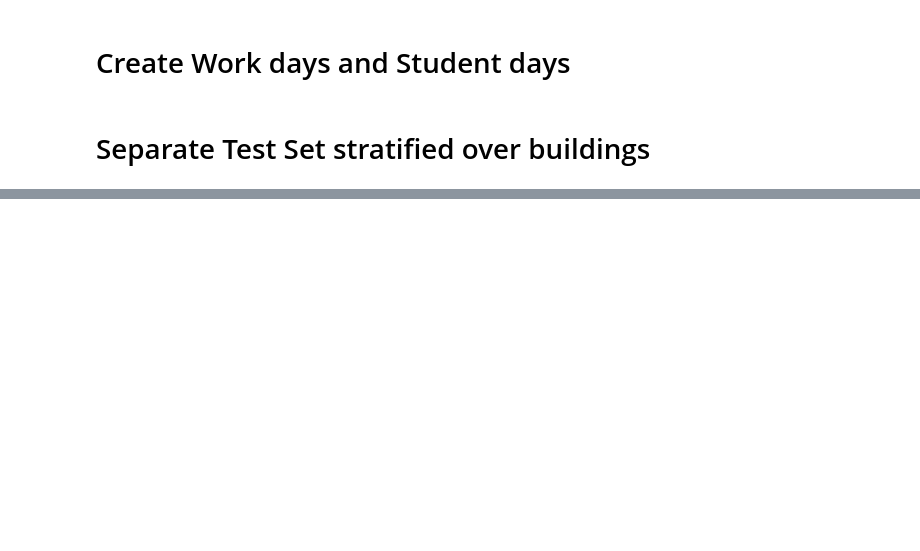
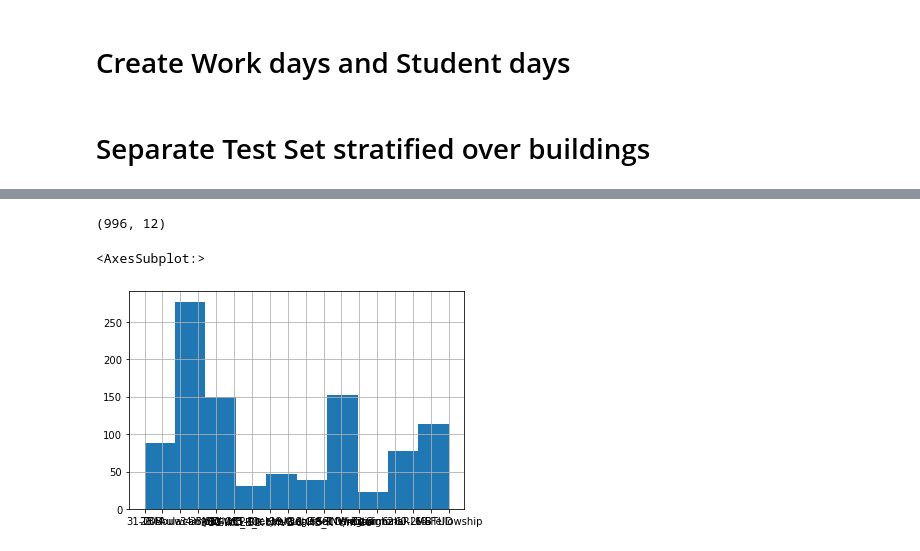
Before and after one commit to sebranchett/wifi_blog, a Jupyter notebook: WiFi_blog.ipynb, the cells around one changed output, grey strips where cells are left out. Saved outputs shown, nothing was run; the diff lists cells and outputs as text; code cells hidden in the pictures; blank space fills up the shorter version.

```diff
--- a/WiFi_blog.ipynb
+++ b/WiFi_blog.ipynb
@@ -57,10 +54,0 @@ all_data["building"] = all_data["locationHierarchy"].str.split(" > ",expand=True
-# %%
-# convert timestamp, given as Epoch in milliseconds, to datetime
-all_data["datetime"] = all_data["timestamp"].apply(lambda d: datetime.datetime.fromtimestamp(int(d/1000)))
-
-# separate out the date and the hour
-all_data["date"] = all_data["datetime"].apply(lambda d: datetime.datetime.date(d))
-all_data["hour"] = all_data["datetime"].apply(lambda d: datetime.time(d.hour, 0, 0))
-
-# create buckets of an hour
-all_data["hour_bucket"] = all_data.apply(lambda row: datetime.datetime.combine(row["date"], row["hour"]), axis=1)
@@ -66,0 +57,10 @@ all_data["hour_bucket"] = all_data.apply(lambda row: datetime.datetime.combine(r
+# %%
+# convert timestamp, given as Epoch in milliseconds, to datetime
+all_data["datetime"] = all_data["timestamp"].apply(lambda d: datetime.datetime.fromtimestamp(int(d/1000)))
+
+# separate out the date and the hour
+all_data["date"] = all_data["datetime"].apply(lambda d: datetime.datetime.date(d))
+all_data["time_5mins"] = all_data["datetime"].apply(lambda d: datetime.time(d.hour, 5*int(d.minute/5), 0))
+
+# create buckets of 5 minutes
+all_data["bucket_5mins"] = all_data.apply(lambda row: datetime.datetime.combine(row["date"], row["time_5mins"]), axis=1)
@@ -66,0 +70,6 @@ all_data["hour_bucket"] = all_data.apply(lambda row: datetime.datetime.combine(r
+# %%
+all_data["time_building"] = all_data.apply(lambda row: str(row["bucket_5mins"]) + " _ " + str(row["building"]), axis=1)
+
+bucket_data = all_data.groupby("time_building").sum().drop(columns=["timestamp"])
+
+print(bucket_data)
@@ -72,3 +99,17 @@ all_data["uni_hols"] = all_data.apply(lambda row: row["date"].weekday() in uni_h
 all_data["academic_yr"] = all_data.apply(lambda row: rooster(row["date"]), axis=1)
 # %% [markdown]
 # Separate Test Set stratified over buildings
+# %%
+# get rid of rows with missing data
+all_data = all_data.dropna()
+
+# split has to have at least 2 rows with the same value
+buildings = all_data["building"].value_counts()
+to_drop = []
+for index in buildings.index:
+    if buildings[index] < 2:
+        to_drop.append(index)
+all_data = all_data[~all_data["building"].isin(to_drop)]
+
+# indices need to be consecutive for split
+all_data.index = range(len(all_data))
@@ -75,3 +141,12 @@ all_data["academic_yr"] = all_data.apply(lambda row: rooster(row["date"]), axis=
+# %%
+all_data.shape
+# %% [output]
+(996, 12)
+# %%
+all_data["building"].hist()
+# %% [output]
+<AxesSubplot:>
+[figure, added]
 # %%
 split = StratifiedShuffleSplit(n_splits=1, test_size=0.2, random_state=42)
 
```
Also changed, not shown: parts of 9 cells of this notebook.
